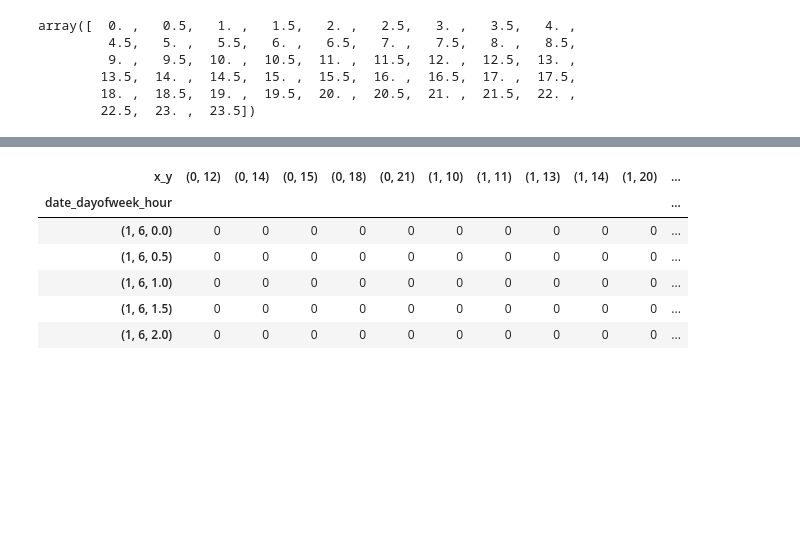
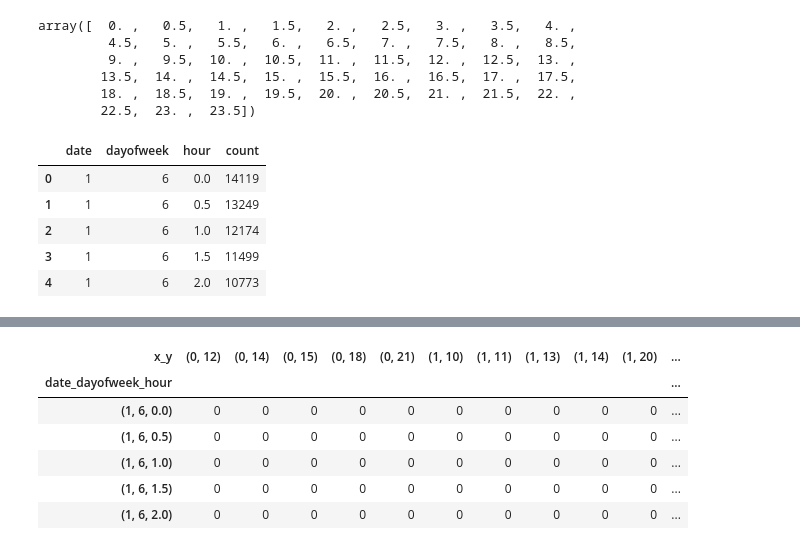
Before and after one commit to hitsuji5/FleetAI, a Jupyter notebook: analytics/demand_prediction2.ipynb, the cells around one changed output, grey strips where cells are left out. Cells and saved outputs as stored; diff of their text form; code cells hidden in the pictures; blank space fills up the shorter version.

```diff
--- a/analytics/demand_prediction2.ipynb
+++ b/analytics/demand_prediction2.ipynb
@@ -53,3 +53,14 @@ array([  0. ,   0.5,   1. ,   1.5,   2. ,   2.5,   3. ,   3.5,   4. ,
         13.5,  14. ,  14.5,  15. ,  15.5,  16. ,  16.5,  17. ,  17.5,
         18. ,  18.5,  19. ,  19.5,  20. ,  20.5,  21. ,  21.5,  22. ,
         22.5,  23. ,  23.5])
+# %%
+demand = df.groupby(['date', 'dayofweek', 'hour'])[['minute']].count().rename(columns={'minute':'count'})
+demand = demand.reset_index()
+demand.head()
+# %% [output]
+|  | date | dayofweek | hour | count |
+| 0 | 1 | 6 | 0.0 | 14119 |
+| 1 | 1 | 6 | 0.5 | 13249 |
+| 2 | 1 | 6 | 1.0 | 12174 |
+| 3 | 1 | 6 | 1.5 | 11499 |
+| 4 | 1 | 6 | 2.0 | 10773 |
```
Also changed, not shown: parts of 5 cells of this notebook, 1 other file.
